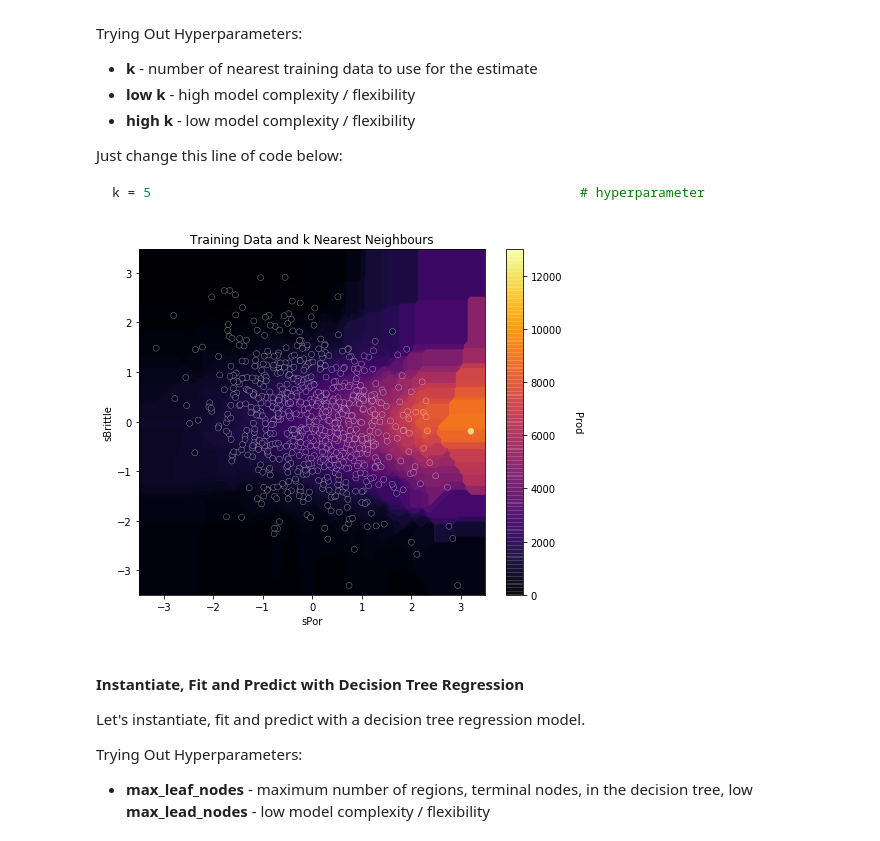
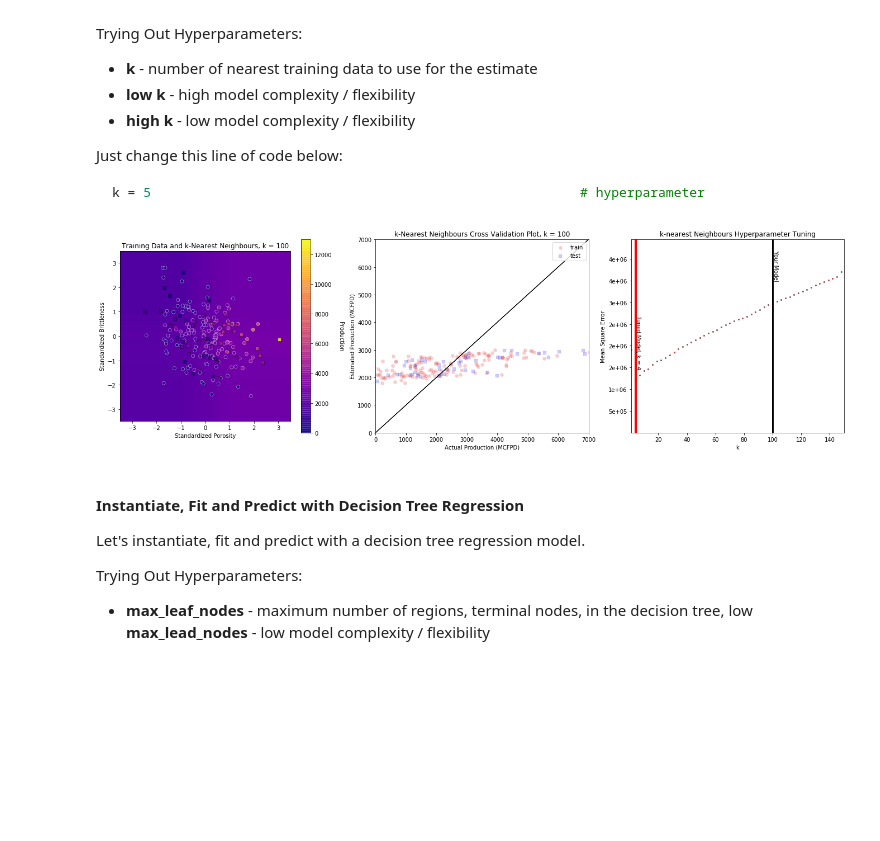
Before and after one commit to GeostatsGuy/PythonNumericalDemos, a Jupyter notebook: SubsurfaceDataAnalytics_MultipleModels.ipynb, the cells around one changed output. Cells and saved outputs as stored; diff of their text form; code cells hidden in the pictures; blank space fills up the shorter version.

````diff
--- a/SubsurfaceDataAnalytics_MultipleModels.ipynb
+++ b/SubsurfaceDataAnalytics_MultipleModels.ipynb
@@ -352,0 +413,20 @@ plt.show()
+# %%
+from sklearn.linear_model import Ridge
+
+lam = 0.1                                                    # hyperparameter
+lam_min = 1.0e-10; lam_max = 1.0e10; nlam = 20
+
+ridge_model = Ridge(alpha = lam)                             # instantiate the prediction model
+ridge_model.fit(X_train,y_train)                             # train the model with the training data
+
+plt.subplot(131)
+visualize_model(ridge_model,X_train.iloc[:,0],X_test.iloc[:,0],-3.5,3.5,X_train.iloc[:,1],X_test.iloc[:,1],-3.5,3.5,y_train.iloc[:,0],y_test.iloc[:,0],prodmin,prodmax,'Training Data and Ridge Regression, Lambda = ' + str(lam))
+
+plt.subplot(132)
+check_model(ridge_model,X_train.iloc[:,0],X_test.iloc[:,0],X_train.iloc[:,1],X_test.iloc[:,1],y_train.iloc[:,0],y_test.iloc[:,0],'Ridge Regression Cross Validation Plot, Lambda = ' + str(lam))
+
+plt.subplot(133)
+tune_model(ridge_model,X,y,'alpha',lam_min,lam_max,nlam,lam,True,False,'Ridge Regression Hyperparameter Tuning','Lambda')
+
+plt.subplots_adjust(left=0.0, bottom=0.0, right=3.0, top=1.2, wspace=0.2, hspace=0.5)
+plt.show()
@@ -371,17 +453,27 @@ Just change this line of code below:
 k = 5                                                       # hyperparameter
 ```
 # %%
-k = 5                                                       # hyperparameter
-neigh = KNeighborsRegressor(weights = 'uniform', n_neighbors=k, p = 1) # instantiate the prediction model
-neigh_fit = neigh.fit(X_train,y_train['Prod'])              # train the model with the training data
+from sklearn.neighbors import KNeighborsRegressor
 
-plt.subplot(111)
-visualize_model(neigh_fit,X_train["sPor"],-3.5,3.5,X_train["sBrittle"],-3.5,3.5,y_train["Prod"],prodmin,prodmax,'Training Data and k Nearest Neighbours')
+k = 100                                                    # hyperparameter
+k_min = 1; k_max=150; nk = 40
 
-plt.subplots_adjust(left=0.0, bottom=0.0, right=1.0, top=1.2, wspace=0.2, hspace=0.2)
+neigh_model = KNeighborsRegressor(weights = 'uniform', n_neighbors=k, p = 1) # instantiate the prediction model
+neigh_model.fit(X_train,y_train)                            # train the model with the training data
+
+plt.subplot(131)
+visualize_model(neigh_model,X_train.iloc[:,0],X_test.iloc[:,0],-3.5,3.5,X_train.iloc[:,1],X_test.iloc[:,1],-3.5,3.5,y_train.iloc[:,0],y_test.iloc[:,0],prodmin,prodmax,'Training Data and k-Nearest Neighbours, k = ' + str(k))
+
+plt.subplot(132)
+check_model(neigh_model,X_train.iloc[:,0],X_test.iloc[:,0],X_train.iloc[:,1],X_test.iloc[:,1],y_train.iloc[:,0],y_test.iloc[:,0],'k-Nearest Neighbours Cross Validation Plot, k = ' + str(k))
+
+plt.subplot(133)
+tune_model(neigh_model,X,y,'n_neighbors',k_min,k_max,nk,k,False,True,'k-nearest Neighbours Hyperparameter Tuning','k')
+
+plt.subplots_adjust(left=0.0, bottom=0.0, right=3.0, top=1.2, wspace=0.2, hspace=0.5)
 plt.show()
 # %% [output]
-[figure, old version]
+[figure, new version]
 # %% [markdown]
 #### Instantiate, Fit and Predict with Decision Tree Regression
 
````
Also changed, not shown: parts of 29 cells of this notebook.
